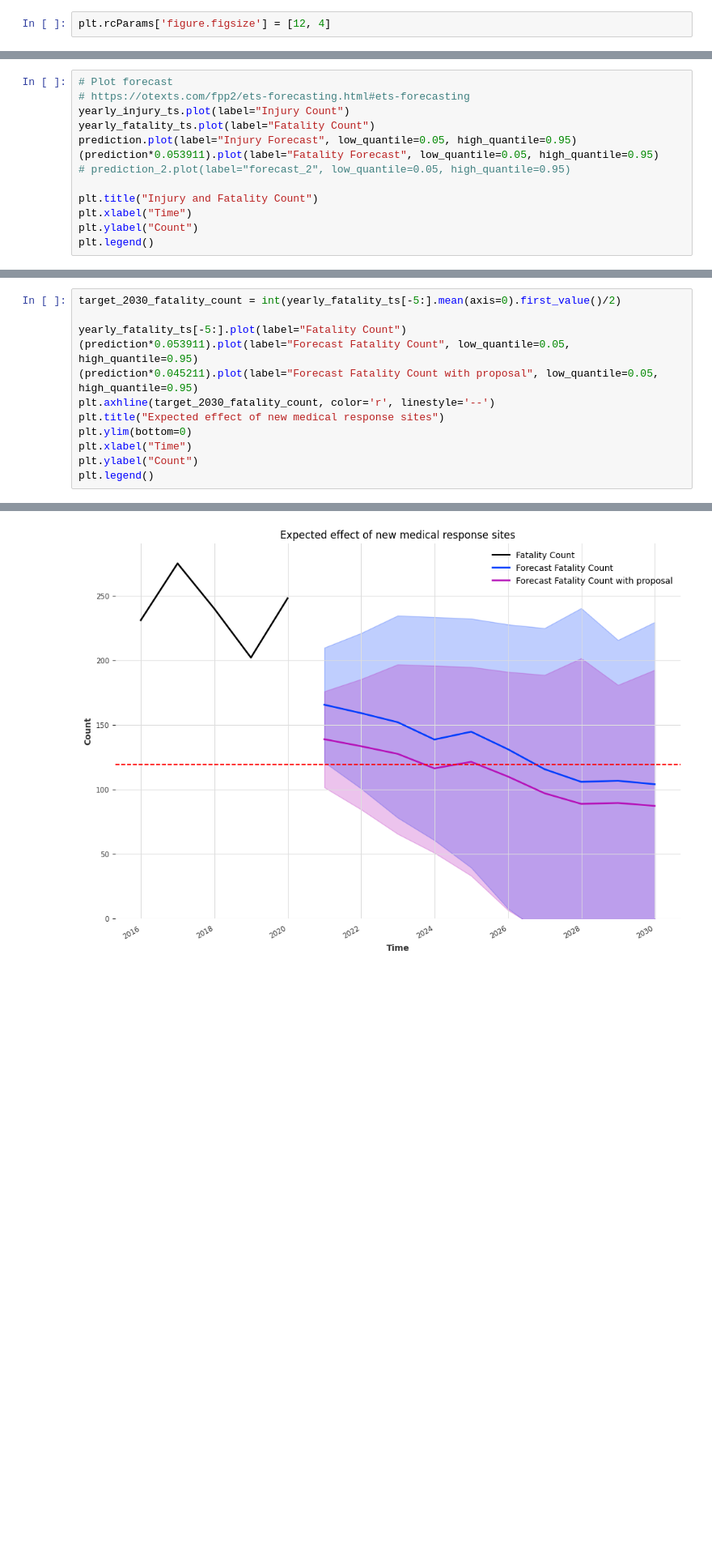
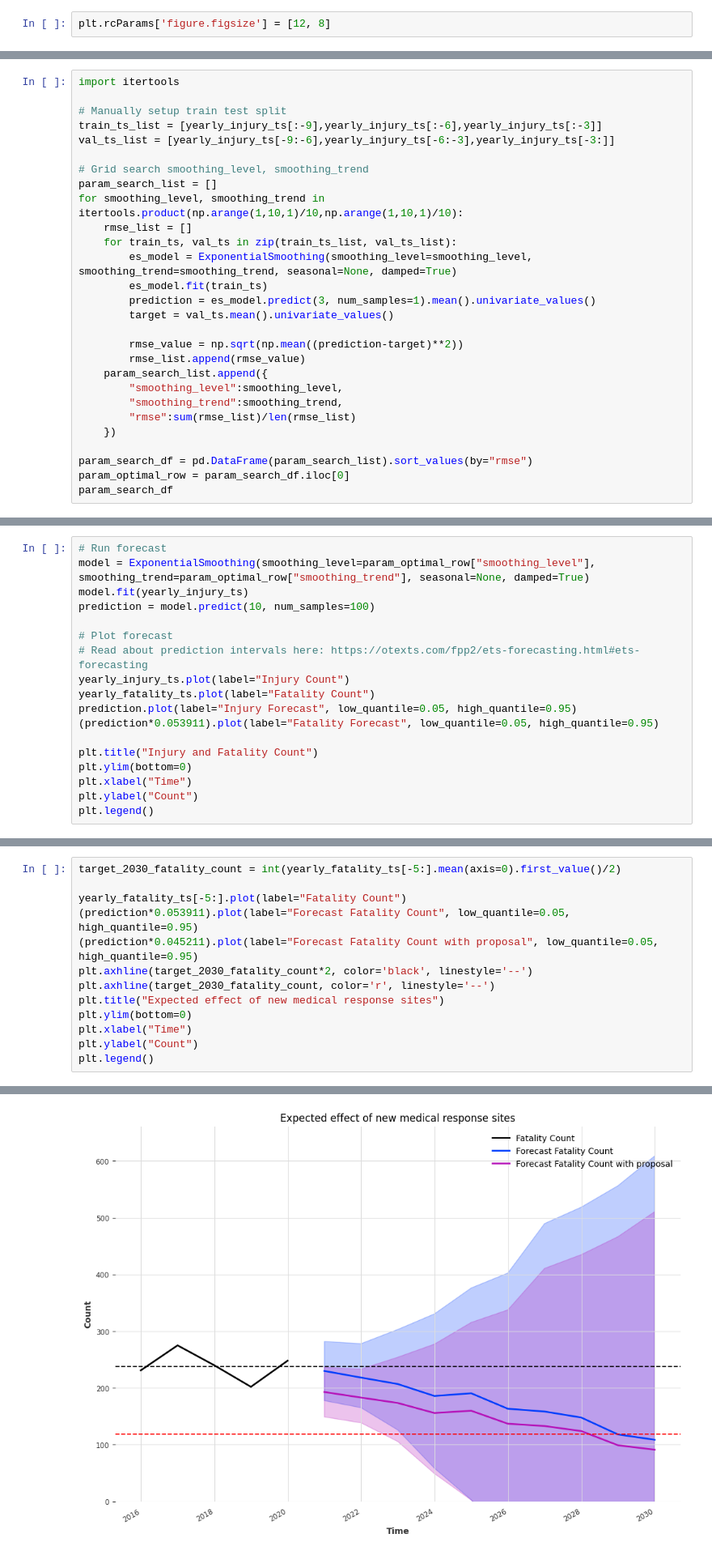
Before and after one commit to AchillesTurtle/vic_car_crashes, a Jupyter notebook: fatality_forecast.ipynb, the cells around one changed output, grey strips where cells are left out. Shown: that part at 81% size. Drawn from its saved outputs; the diff is of its cells as text; blank space fills up the shorter version.

Commit message:
Added parameter grid search

```diff
--- a/fatality_forecast.ipynb
+++ b/fatality_forecast.ipynb
@@ -13,7 +13,7 @@ The `LightGBM` module could not be imported. To enable LightGBM support in Darts
 The `Prophet` module could not be imported. To enable Prophet support in Darts, follow the detailed instructions in the installation guide: https://github.com/unit8co/darts/blob/master/INSTALL.md
 The `CatBoost` module could not be imported. To enable CatBoost support in Darts, follow the detailed instructions in the installation guide: https://github.com/unit8co/darts/blob/master/INSTALL.md
 # %%
-plt.rcParams['figure.figsize'] = [12, 4]
+plt.rcParams['figure.figsize'] = [12, 8]
 # %%
 data_loader = CrashDataLoader()
 # %% [output]
@@ -117,0 +199,28 @@ prediction = model.predict(10, num_samples=100)
+# %%
+import itertools
+
+# Manually setup train test split
+train_ts_list = [yearly_injury_ts[:-9],yearly_injury_ts[:-6],yearly_injury_ts[:-3]]
+val_ts_list = [yearly_injury_ts[-9:-6],yearly_injury_ts[-6:-3],yearly_injury_ts[-3:]]
+
+# Grid search smoothing_level, smoothing_trend
+param_search_list = []
+for smoothing_level, smoothing_trend in itertools.product(np.arange(1,10,1)/10,np.arange(1,10,1)/10):
+    rmse_list = []
+    for train_ts, val_ts in zip(train_ts_list, val_ts_list):
+        es_model = ExponentialSmoothing(smoothing_level=smoothing_level, smoothing_trend=smoothing_trend, seasonal=None, damped=True)
+        es_model.fit(train_ts)
+        prediction = es_model.predict(3, num_samples=1).mean().univariate_values()
+        target = val_ts.mean().univariate_values()
+
+        rmse_value = np.sqrt(np.mean((prediction-target)**2))
+        rmse_list.append(rmse_value)
+    param_search_list.append({
+        "smoothing_level":smoothing_level,
+        "smoothing_trend":smoothing_trend,
+        "rmse":sum(rmse_list)/len(rmse_list)
+    })
+
+param_search_df = pd.DataFrame(param_search_list).sort_values(by="rmse")
+param_optimal_row = param_search_df.iloc[0]
+param_search_df
@@ -118,13 +256,18 @@ prediction = model.predict(10, num_samples=100)
 # %%
+# Run forecast
+model = ExponentialSmoothing(smoothing_level=param_optimal_row["smoothing_level"], smoothing_trend=param_optimal_row["smoothing_trend"], seasonal=None, damped=True)
+model.fit(yearly_injury_ts)
+prediction = model.predict(10, num_samples=100)
+
 # Plot forecast
-# https://otexts.com/fpp2/ets-forecasting.html#ets-forecasting
+# Read about prediction intervals here: https://otexts.com/fpp2/ets-forecasting.html#ets-forecasting
 yearly_injury_ts.plot(label="Injury Count")
 yearly_fatality_ts.plot(label="Fatality Count")
 prediction.plot(label="Injury Forecast", low_quantile=0.05, high_quantile=0.95)
 (prediction*0.053911).plot(label="Fatality Forecast", low_quantile=0.05, high_quantile=0.95)
-# prediction_2.plot(label="forecast_2", low_quantile=0.05, high_quantile=0.95)
 
 plt.title("Injury and Fatality Count")
+plt.ylim(bottom=0)
 plt.xlabel("Time")
 plt.ylabel("Count")
 plt.legend()
@@ -134,15 +277,16 @@ plt.legend()
 # %%
 target_2030_fatality_count = int(yearly_fatality_ts[-5:].mean(axis=0).first_value()/2)
 
 yearly_fatality_ts[-5:].plot(label="Fatality Count")
 (prediction*0.053911).plot(label="Forecast Fatality Count", low_quantile=0.05, high_quantile=0.95)
 (prediction*0.045211).plot(label="Forecast Fatality Count with proposal", low_quantile=0.05, high_quantile=0.95)
+plt.axhline(target_2030_fatality_count*2, color='black', linestyle='--')
 plt.axhline(target_2030_fatality_count, color='r', linestyle='--')
 plt.title("Expected effect of new medical response sites")
 plt.ylim(bottom=0)
 plt.xlabel("Time")
 plt.ylabel("Count")
 plt.legend()
 # %% [output]
 <matplotlib.legend.Legend at 0x...>
-[figure, old version]
+[figure, new version]
```
Also changed, not shown: parts of 26 cells of this notebook.
